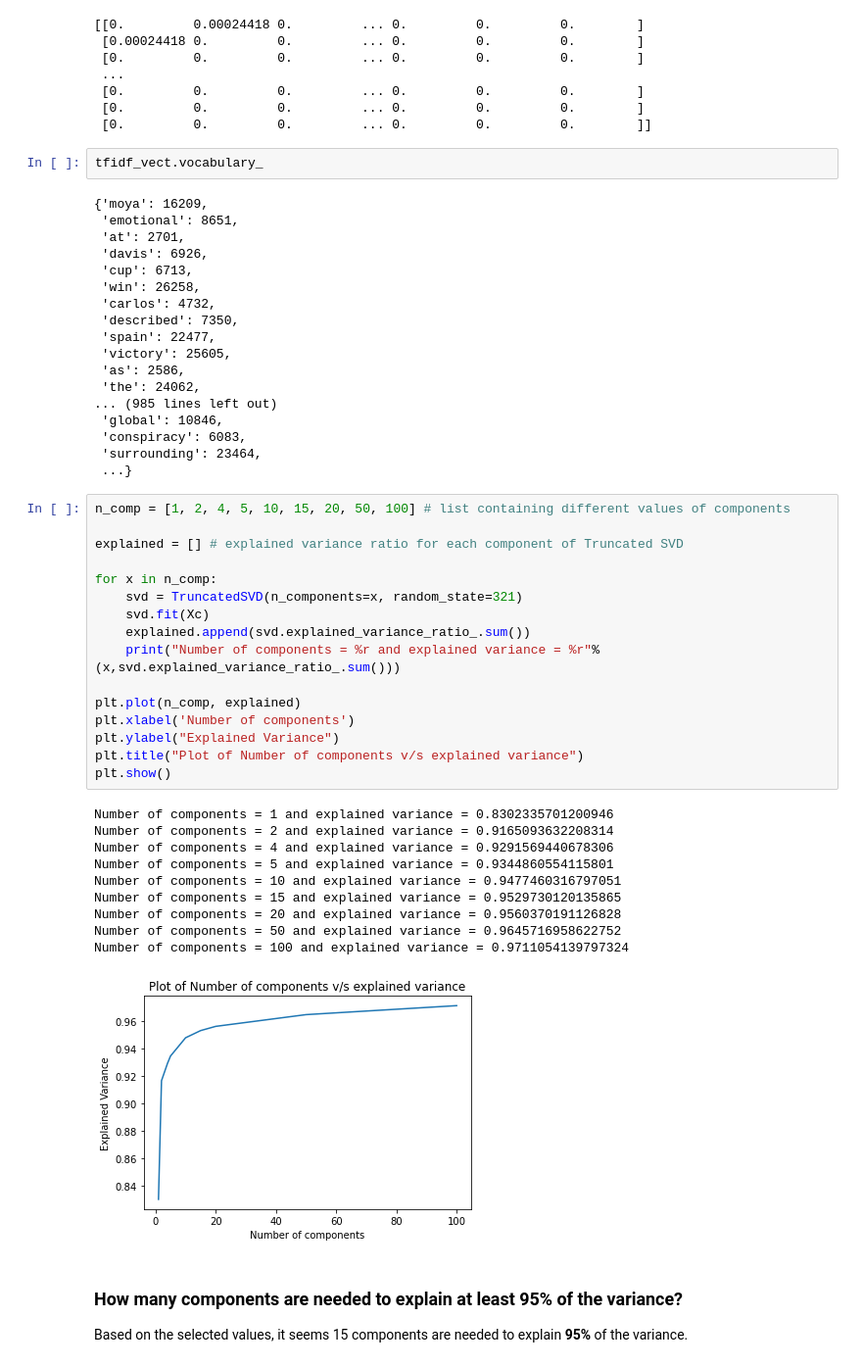
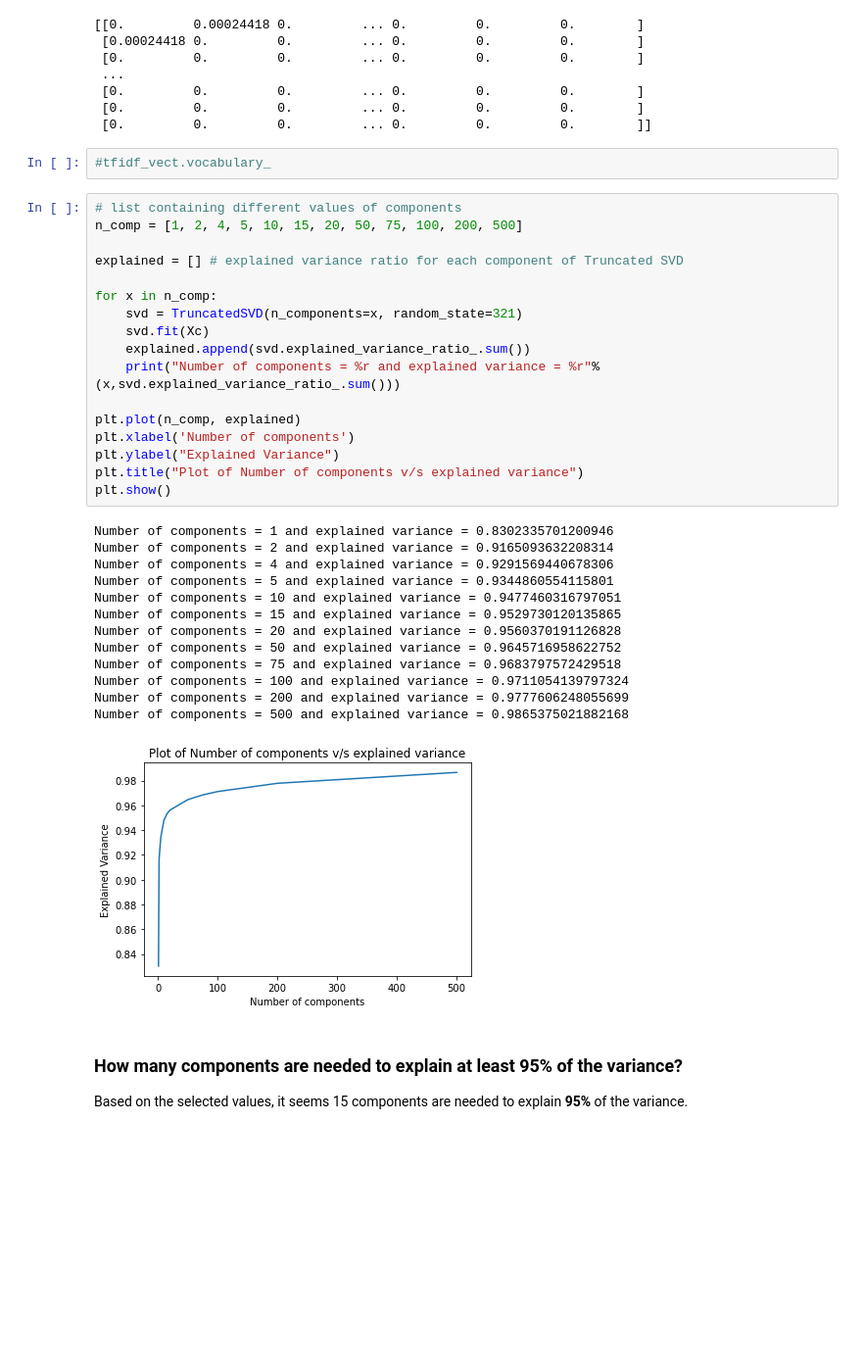
Before and after one commit to davidebonaglia/NLPandTextMining, a Jupyter notebook: Code/3. feature selection in text.ipynb, the cells around one changed output. Shown at 98% size. Drawn from its saved outputs; the diff is of its cells as text; blank space fills up the shorter version.

```diff
--- a/Code/3. feature selection in text.ipynb
+++ b/Code/3. feature selection in text.ipynb
@@ -535,53 +477,39 @@ print(Xc.todense())
  [0.         0.         0.         ... 0.         0.         0.        ]
  [0.         0.         0.         ... 0.         0.         0.        ]
  [0.         0.         0.         ... 0.         0.         0.        ]]
-# %%
-tfidf_vect.vocabulary_
-# %% [output]
-{'moya': 16209,
- 'emotional': 8651,
- 'at': 2701,
- 'davis': 6926,
- 'cup': 6713,
- 'win': 26258,
- 'carlos': 4732,
- 'described': 7350,
- 'spain': 22477,
- 'victory': 25605,
- 'as': 2586,
- 'the': 24062,
-... (985 lines left out)
- 'global': 10846,
- 'conspiracy': 6083,
- 'surrounding': 23464,
- ...}
+# %%
+#tfidf_vect.vocabulary_
 # %%
-n_comp = [1, 2, 4, 5, 10, 15, 20, 50, 100] # list containing different values of components
+# list containing different values of components
+n_comp = [1, 2, 4, 5, 10, 15, 20, 50, 75, 100, 200, 500]
 
 explained = [] # explained variance ratio for each component of Truncated SVD
 
 for x in n_comp:
     svd = TruncatedSVD(n_components=x, random_state=321)
     svd.fit(Xc)
     explained.append(svd.explained_variance_ratio_.sum())
     print("Number of components = %r and explained variance = %r"%(x,svd.explained_variance_ratio_.sum()))
 
 plt.plot(n_comp, explained)
 plt.xlabel('Number of components')
 plt.ylabel("Explained Variance")
 plt.title("Plot of Number of components v/s explained variance")
 plt.show()
 # %% [output]
 Number of components = 1 and explained variance = 0.8302335701200946
 Number of components = 2 and explained variance = 0.9165093632208314
 Number of components = 4 and explained variance = 0.9291569440678306
 Number of components = 5 and explained variance = 0.9344860554115801
 Number of components = 10 and explained variance = 0.9477460316797051
 Number of components = 15 and explained variance = 0.9529730120135865
 Number of components = 20 and explained variance = 0.9560370191126828
 Number of components = 50 and explained variance = 0.9645716958622752
+Number of components = 75 and explained variance = 0.9683797572429518
 Number of components = 100 and explained variance = 0.9711054139797324
+Number of components = 200 and explained variance = 0.9777606248055699
+Number of components = 500 and explained variance = 0.9865375021882168
-[figure, old version]
+[figure, new version]
 # %% [markdown]
 ### How many components are needed to explain at least 95% of the variance?
 
```
Also changed, not shown: parts of 15 cells of this notebook.
